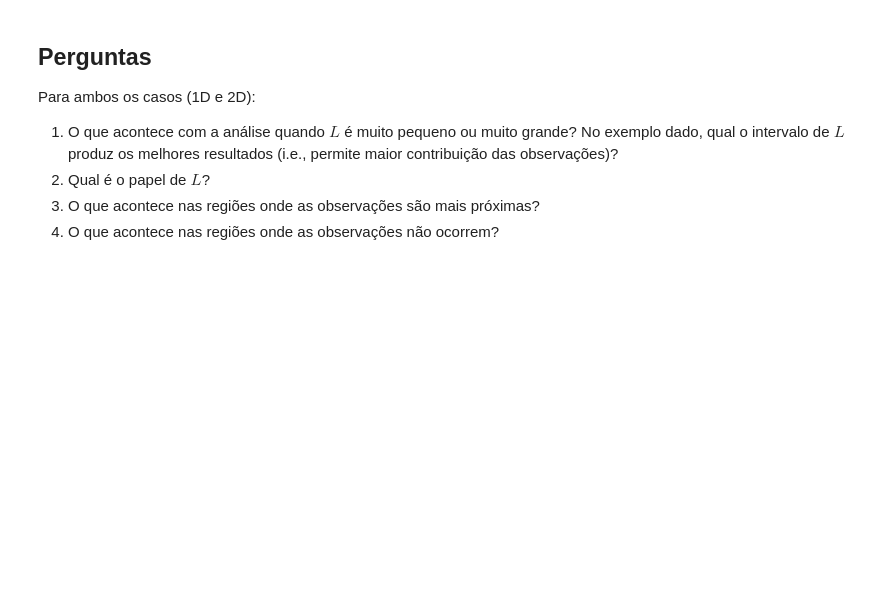
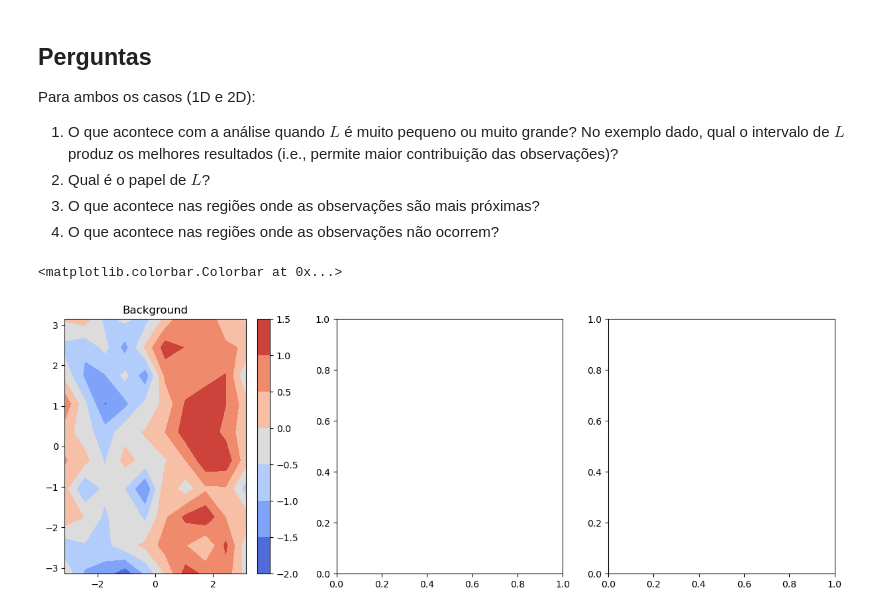
Before and after one commit to cfbastarz/MET563-3, a Jupyter notebook: atividade_03_analise_bd1955_1d2d.ipynb, the cells around one changed output. Drawn from its saved outputs; the diff is of its cells as text; code cells hidden in the pictures; blank space fills up the shorter version.

```diff
--- a/atividade_03_analise_bd1955_1d2d.ipynb
+++ b/atividade_03_analise_bd1955_1d2d.ipynb
@@ -227,3 +229,12 @@ Para ambos os casos (1D e 2D):
 2. Qual é o papel de $L$?
 3. O que acontece nas regiões onde as observações são mais próximas?
 4. O que acontece nas regiões onde as observações não ocorrem?
+# %%
+fig, axes = plt.subplots(1, 3, figsize=(15,5))
+cs0 = axes[0].contourf(LON, LAT, xb, cmap="coolwarm")
+#axes[0].scatter(obs_locs[:,0], obs_locs[:,1], c=obs_vals, edgecolor="k", cmap="coolwarm", s=80)
+axes[0].set_title("Background")
+fig.colorbar(cs0, ax=axes[0])
+# %% [output]
+<matplotlib.colorbar.Colorbar at 0x...>
+[figure, added]
```
Also changed, not shown: parts of 4 cells of this notebook, 38 other files.
